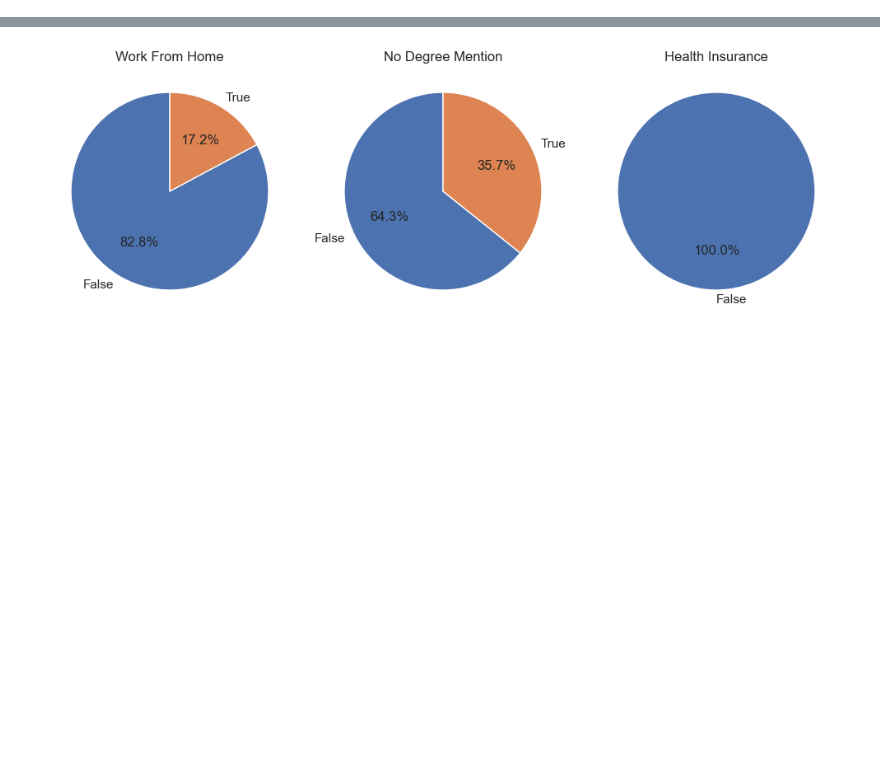
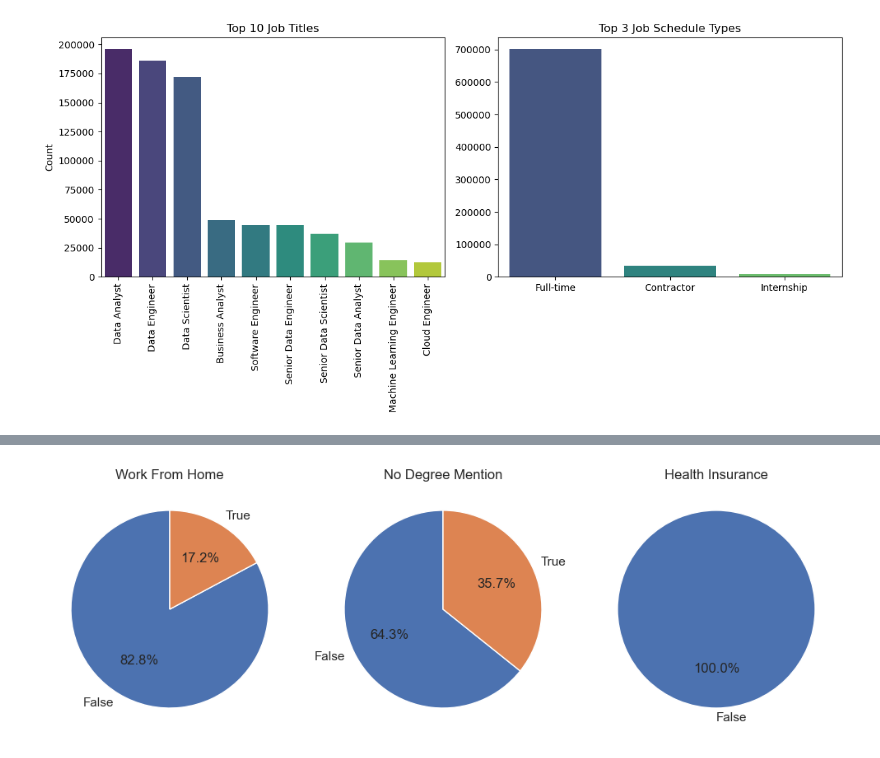
Before and after one commit to SC13701/Python_Project, a Jupyter notebook: 1_Exploratory_Data_Analysis.ipynb, the cells around one changed output, grey strips where cells are left out. Cells and saved outputs as stored; diff of their text form; code cells hidden in the pictures; blank space fills up the shorter version.

```diff
--- a/1_Exploratory_Data_Analysis.ipynb
+++ b/1_Exploratory_Data_Analysis.ipynb
@@ -52 +17,30 @@ memory usage: 232.2+ MB
+# %%
+# Analyze the distribution of job types
+fig, ax = plt.subplots(1, 2, figsize=(12, 6))
+
+# Plotting the top 10 job titles and top 3 job schedule types
+sns.barplot(x=df['job_title_short'].value_counts().head(10).index,
+            y=df['job_title_short'].value_counts().head(10).values,
+            ax=ax[0],
+            hue=df['job_title_short'].value_counts().head(10).index,
+            palette='viridis')
+ax[0].set_title('Top 10 Job Titles')
+ax[0].set_xlabel('')
+ax[0].set_ylabel('Count')
+ax[0].tick_params(axis='x', rotation=90)
+
+# Plotting the top 3 job schedule types
+sns.barplot(x=df['job_schedule_type'].value_counts().head(3).index,
+            y=df['job_schedule_type'].value_counts().head(3).values,
+            ax=ax[1],
+            hue=df['job_schedule_type'].value_counts().head(3).index,
+            palette='viridis')
+ax[1].set_title('Top 3 Job Schedule Types')
+ax[1].set_xlabel('')
+ax[1].set_ylabel('')
+
+plt.tight_layout()
+plt.show()
+# %% [output]
+[figure, added]
 # %%
```
Also changed, not shown: parts of 5 cells of this notebook, 14 other files.
